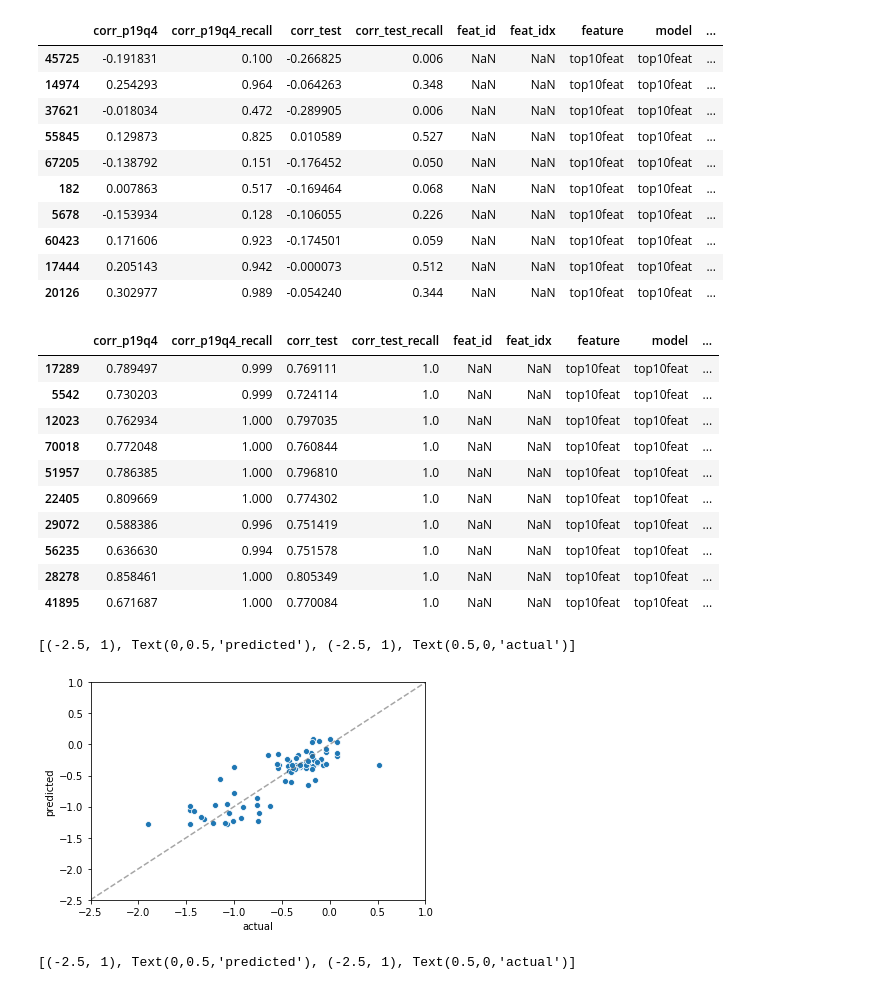
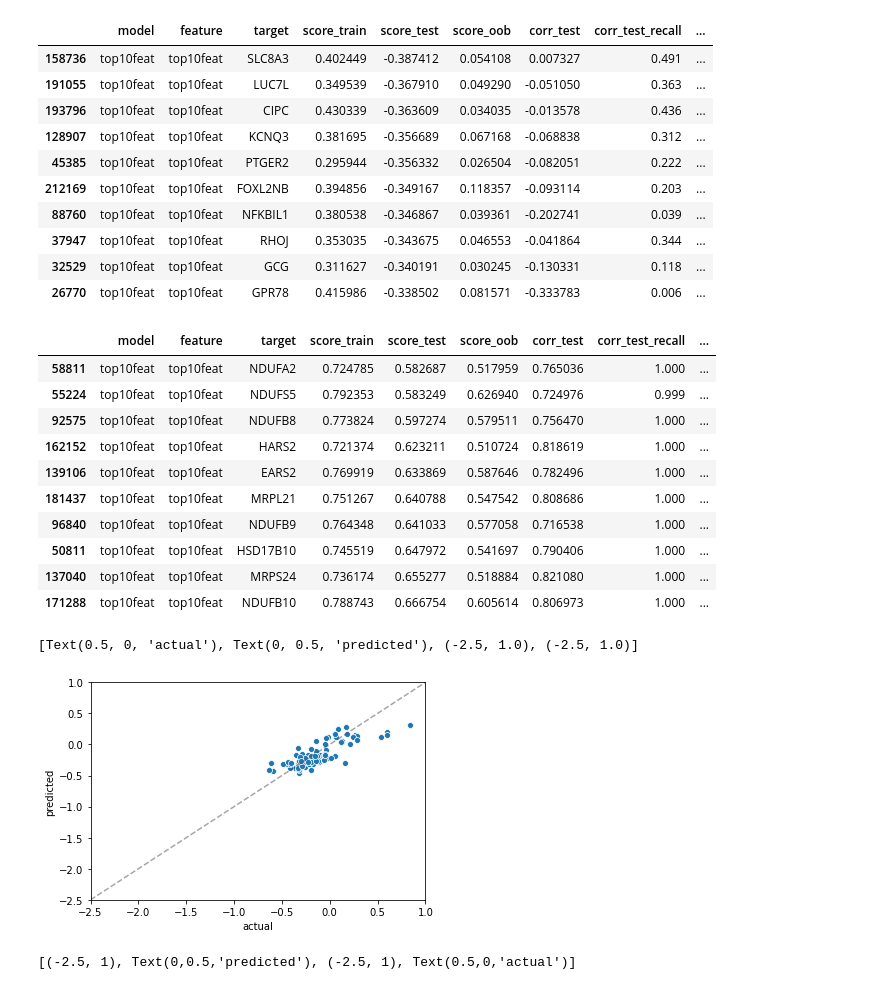
Before and after one commit to pritchardlabatpsu/cga_app, a Jupyter notebook: notebooks/08-y_compr_select_genes.ipynb, the cells around one changed output. Cells and saved outputs as stored; diff of their text form; code cells hidden in the pictures.

```diff
--- a/notebooks/08-y_compr_select_genes.ipynb
+++ b/notebooks/08-y_compr_select_genes.ipynb
@@ -4,46 +4,45 @@ import seaborn as sns
 import matplotlib.pyplot as plt
 import pickle
 # %%
-#dir_in = '../out/20.0518 Lx/L100only_reg_elasticnet_all'
-dir_in = '../out/20.0518 Lx/L100only_reg_rf_boruta_all/'
+dir_in = '../out/20.0909 Lx/L200only_reg_rf_boruta_all/'
 df_res = pd.read_csv('%s/model_results.csv' % dir_in)
 # %%
 df_res.loc[(df_res.model == 'top10feat') & (df_res.score_test <0 ), :].sort_values(by='score_test', ascending=True).head(10)
 # %% [output]
-|  | corr_p19q4 | corr_p19q4_recall | corr_test | corr_test_recall | feat_id | feat_idx | feature | model | ... |
-| 45725 | -0.191831 | 0.100 | -0.266825 | 0.006 | NaN | NaN | top10feat | top10feat | ... |
-| 14974 | 0.254293 | 0.964 | -0.064263 | 0.348 | NaN | NaN | top10feat | top10feat | ... |
-| 37621 | -0.018034 | 0.472 | -0.289905 | 0.006 | NaN | NaN | top10feat | top10feat | ... |
-| 55845 | 0.129873 | 0.825 | 0.010589 | 0.527 | NaN | NaN | top10feat | top10feat | ... |
-| 67205 | -0.138792 | 0.151 | -0.176452 | 0.050 | NaN | NaN | top10feat | top10feat | ... |
-| 182 | 0.007863 | 0.517 | -0.169464 | 0.068 | NaN | NaN | top10feat | top10feat | ... |
-| 5678 | -0.153934 | 0.128 | -0.106055 | 0.226 | NaN | NaN | top10feat | top10feat | ... |
-| 60423 | 0.171606 | 0.923 | -0.174501 | 0.059 | NaN | NaN | top10feat | top10feat | ... |
-| 17444 | 0.205143 | 0.942 | -0.000073 | 0.512 | NaN | NaN | top10feat | top10feat | ... |
-| 20126 | 0.302977 | 0.989 | -0.054240 | 0.344 | NaN | NaN | top10feat | top10feat | ... |
+|  | model | feature | target | score_train | score_test | score_oob | corr_test | corr_test_recall | ... |
+| 158736 | top10feat | top10feat | SLC8A3 | 0.402449 | -0.387412 | 0.054108 | 0.007327 | 0.491 | ... |
+| 191055 | top10feat | top10feat | LUC7L | 0.349539 | -0.367910 | 0.049290 | -0.051050 | 0.363 | ... |
+| 193796 | top10feat | top10feat | CIPC | 0.430339 | -0.363609 | 0.034035 | -0.013578 | 0.436 | ... |
+| 128907 | top10feat | top10feat | KCNQ3 | 0.381695 | -0.356689 | 0.067168 | -0.068838 | 0.312 | ... |
+| 45385 | top10feat | top10feat | PTGER2 | 0.295944 | -0.356332 | 0.026504 | -0.082051 | 0.222 | ... |
+| 212169 | top10feat | top10feat | FOXL2NB | 0.394856 | -0.349167 | 0.118357 | -0.093114 | 0.203 | ... |
+| 88760 | top10feat | top10feat | NFKBIL1 | 0.380538 | -0.346867 | 0.039361 | -0.202741 | 0.039 | ... |
+| 37947 | top10feat | top10feat | RHOJ | 0.353035 | -0.343675 | 0.046553 | -0.041864 | 0.344 | ... |
+| 32529 | top10feat | top10feat | GCG | 0.311627 | -0.340191 | 0.030245 | -0.130331 | 0.118 | ... |
+| 26770 | top10feat | top10feat | GPR78 | 0.415986 | -0.338502 | 0.081571 | -0.333783 | 0.006 | ... |
 # %%
 df_res.loc[df_res.model == 'top10feat', :].sort_values(by='score_test', ascending=True).tail(10)
 # %% [output]
-|  | corr_p19q4 | corr_p19q4_recall | corr_test | corr_test_recall | feat_id | feat_idx | feature | model | ... |
-| 17289 | 0.789497 | 0.999 | 0.769111 | 1.0 | NaN | NaN | top10feat | top10feat | ... |
-| 5542 | 0.730203 | 0.999 | 0.724114 | 1.0 | NaN | NaN | top10feat | top10feat | ... |
-| 12023 | 0.762934 | 1.000 | 0.797035 | 1.0 | NaN | NaN | top10feat | top10feat | ... |
-| 70018 | 0.772048 | 1.000 | 0.760844 | 1.0 | NaN | NaN | top10feat | top10feat | ... |
-| 51957 | 0.786385 | 1.000 | 0.796810 | 1.0 | NaN | NaN | top10feat | top10feat | ... |
-| 22405 | 0.809669 | 1.000 | 0.774302 | 1.0 | NaN | NaN | top10feat | top10feat | ... |
-| 29072 | 0.588386 | 0.996 | 0.751419 | 1.0 | NaN | NaN | top10feat | top10feat | ... |
-| 56235 | 0.636630 | 0.994 | 0.751578 | 1.0 | NaN | NaN | top10feat | top10feat | ... |
-| 28278 | 0.858461 | 1.000 | 0.805349 | 1.0 | NaN | NaN | top10feat | top10feat | ... |
-| 41895 | 0.671687 | 1.000 | 0.770084 | 1.0 | NaN | NaN | top10feat | top10feat | ... |
+|  | model | feature | target | score_train | score_test | score_oob | corr_test | corr_test_recall | ... |
+| 58811 | top10feat | top10feat | NDUFA2 | 0.724785 | 0.582687 | 0.517959 | 0.765036 | 1.000 | ... |
+| 55224 | top10feat | top10feat | NDUFS5 | 0.792353 | 0.583249 | 0.626940 | 0.724976 | 0.999 | ... |
+| 92575 | top10feat | top10feat | NDUFB8 | 0.773824 | 0.597274 | 0.579511 | 0.756470 | 1.000 | ... |
+| 162152 | top10feat | top10feat | HARS2 | 0.721374 | 0.623211 | 0.510724 | 0.818619 | 1.000 | ... |
+| 139106 | top10feat | top10feat | EARS2 | 0.769919 | 0.633869 | 0.587646 | 0.782496 | 1.000 | ... |
+| 181437 | top10feat | top10feat | MRPL21 | 0.751267 | 0.640788 | 0.547542 | 0.808686 | 1.000 | ... |
+| 96840 | top10feat | top10feat | NDUFB9 | 0.764348 | 0.641033 | 0.577058 | 0.716538 | 1.000 | ... |
+| 50811 | top10feat | top10feat | HSD17B10 | 0.745519 | 0.647972 | 0.541697 | 0.790406 | 1.000 | ... |
+| 137040 | top10feat | top10feat | MRPS24 | 0.736174 | 0.655277 | 0.518884 | 0.821080 | 1.000 | ... |
+| 171288 | top10feat | top10feat | NDUFB10 | 0.788743 | 0.666754 | 0.605614 | 0.806973 | 1.000 | ... |
 # %%
-res = pickle.load(open('%s/model_perf/y_compr_MDM2.pkl' % dir_in,'rb'))
+res = pickle.load(open('%s/model_perf/y_compr_TP53BP1.pkl' % dir_in,'rb'))
 df = res['te']
 plt.plot([-2.5,1], [-2.5,1], ls="--", c=".3", alpha=0.5)
 ax = sns.scatterplot(df.y_actual, df.y_pred)
 ax.set(xlabel='actual', ylabel='predicted', xlim=[-2.5,1], ylim=[-2.5,1])
 # %% [output]
-[(-2.5, 1), Text(0,0.5,'predicted'), (-2.5, 1), Text(0.5,0,'actual')]
+[Text(0.5, 0, 'actual'), Text(0, 0.5, 'predicted'), (-2.5, 1.0), (-2.5, 1.0)]
-[figure, old version]
+[figure, new version]
 # %%
 res = pickle.load(open('%s/model_perf/y_compr_XRCC6.pkl' % dir_in,'rb'))
 df = res['te']
```
Also changed, not shown: 5 other files.
